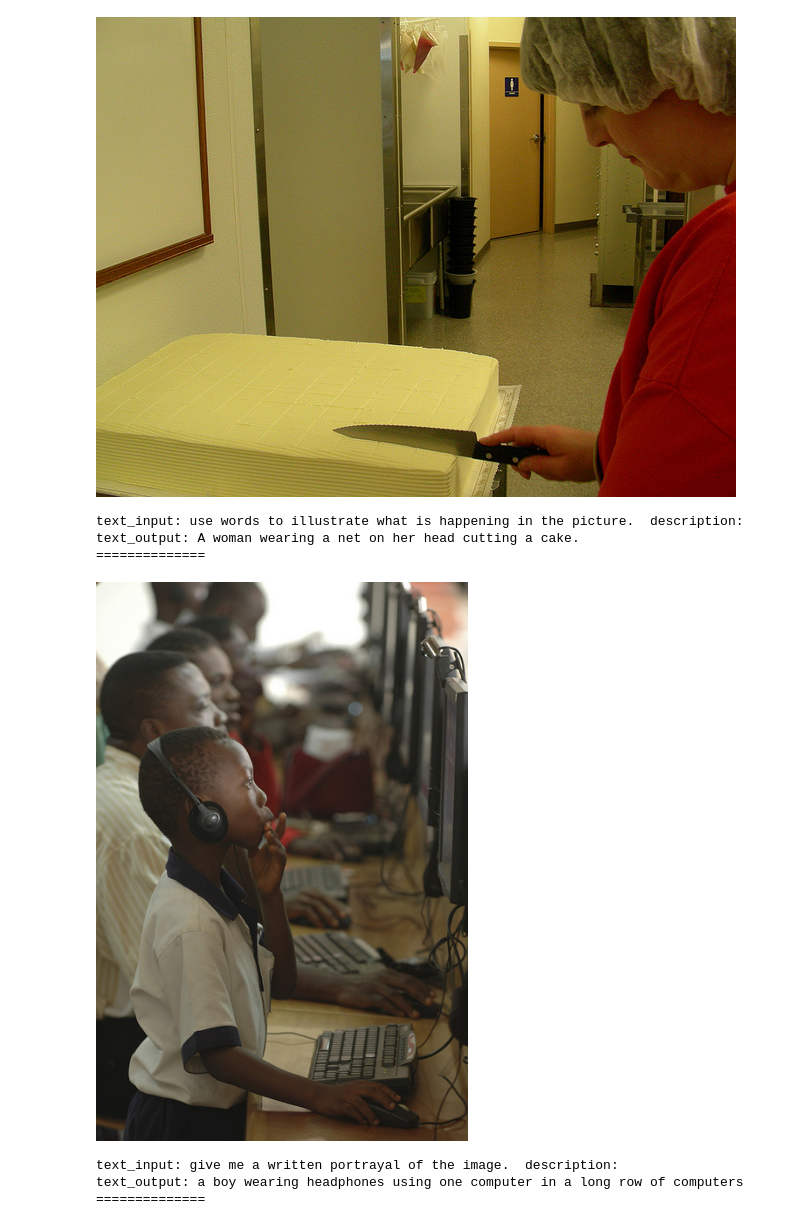
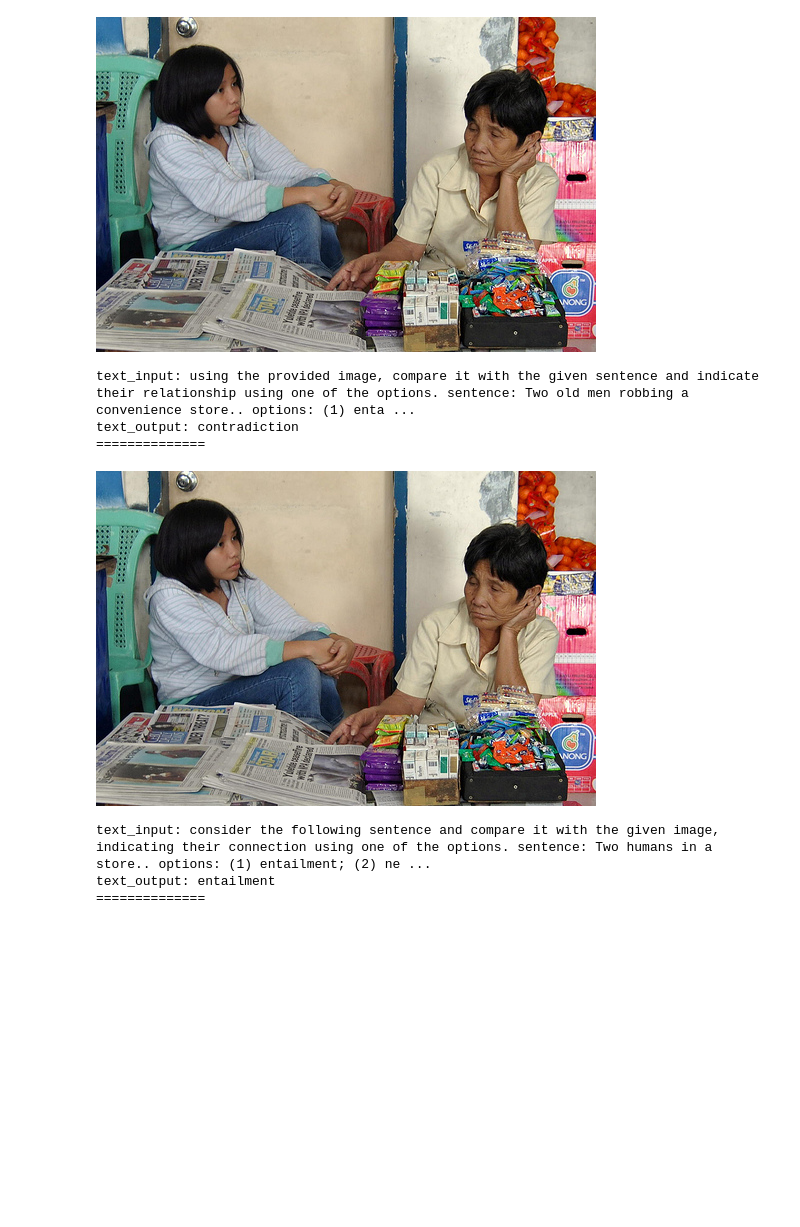
Before and after one commit to salesforce/LAVIS, a Jupyter notebook: data_vis.ipynb, the cells around one changed output. Drawn from its saved outputs; the diff is of its cells as text; code cells hidden in the pictures; blank space fills up the shorter version.

Commit message:
Added snli_ve_instruct

```diff
--- a/data_vis.ipynb
+++ b/data_vis.ipynb
@@ -2,11 +2,11 @@
 from lavis.datasets.builders import load_dataset
 # %%
 # Set dataset name here to visualize
-dataset_name = "coco_caption_instruct"
+dataset_name = "snli_ve_instruct"
 # %%
 dataset = load_dataset(
     dataset_name,
     data_type="images",
     # change this path to the images folder if it's different to the default one
-    vis_path="/export/share/datasets/vision/coco/images/",
+    vis_path="/export/share/datasets/vision/flickr30k/flickr30k-images/",
 )
@@ -17,15 +13,15 @@ Using downloaded and verified file: /export/home/.cache/lavis/coco/annotations/c
 # %%
-for i in [0, 10, 100]:
+for i in [0, 1, 2]:
     display(dataset['train'][i]['image'])
     print("text_input:", dataset['train'][i]['text_input'])
     print("text_output:", dataset['train'][i]['text_output'])
     print("==============")
 # %% [output]
-[figure, old version]
+[figure, new version]
-text_input: use words to illustrate what is happening in the picture.  description:
-text_output: A woman wearing a net on her head cutting a cake.
+text_input: using the provided image, compare it with the given sentence and indicate their relationship using one of the options. sentence: Two old men robbing a convenience store.. options: (1) enta ...
+text_output: contradiction
 ==============
-[figure, old version]
+[figure, new version]
-text_input: give me a written portrayal of the image.  description:
-text_output: a boy wearing headphones using one computer in a long row of computers
+text_input: consider the following sentence and compare it with the given image, indicating their connection using one of the options. sentence: Two humans in a store.. options: (1) entailment; (2) ne ...
+text_output: entailment
 ==============
```
Also changed, not shown: parts of 2 cells of this notebook, 10 other files.
